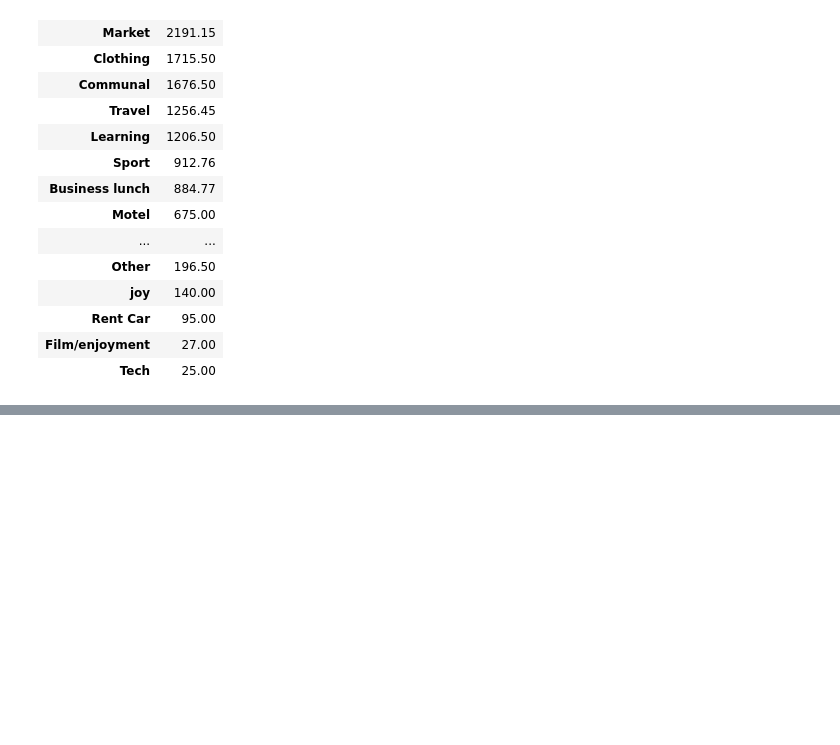
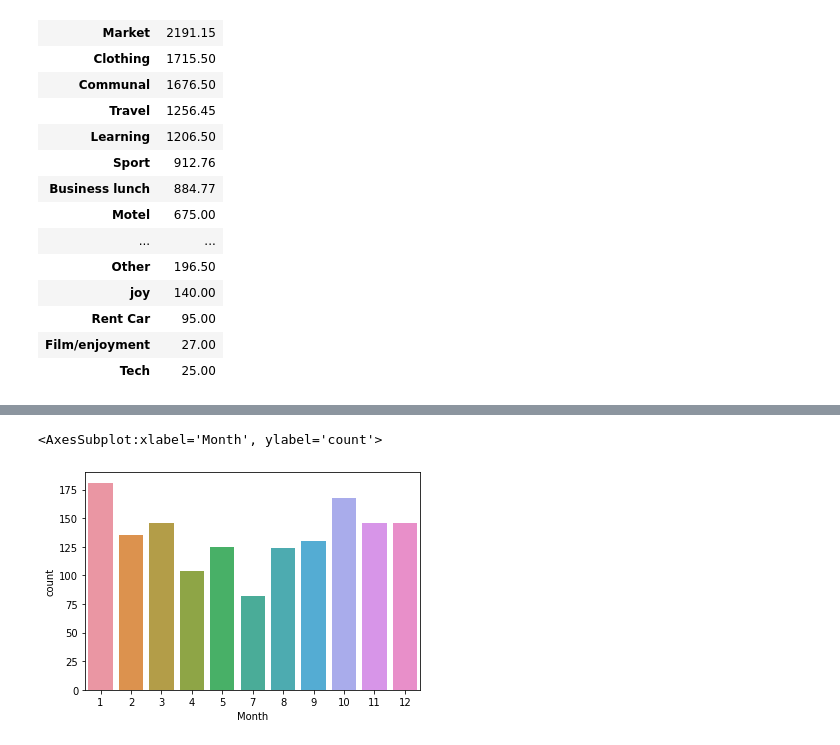
Before and after one commit to Ismat-Samadov/Budget_Prediction, a Jupyter notebook: Budget.ipynb, the cells around one changed output, grey strips where cells are left out. Cells and saved outputs as stored; diff of their text form; code cells hidden in the pictures; blank space fills up the shorter version.

```diff
--- a/Budget.ipynb
+++ b/Budget.ipynb
@@ -84,0 +93,5 @@ pd.DataFrame(data.groupby(['category'])['amount'].sum()).sort_values(['amount'],
+# %%
+sns.countplot(data['Month'])
+# %% [output]
+<AxesSubplot:xlabel='Month', ylabel='count'>
+[figure, added]
```
Also changed, not shown: parts of 5 cells of this notebook.
